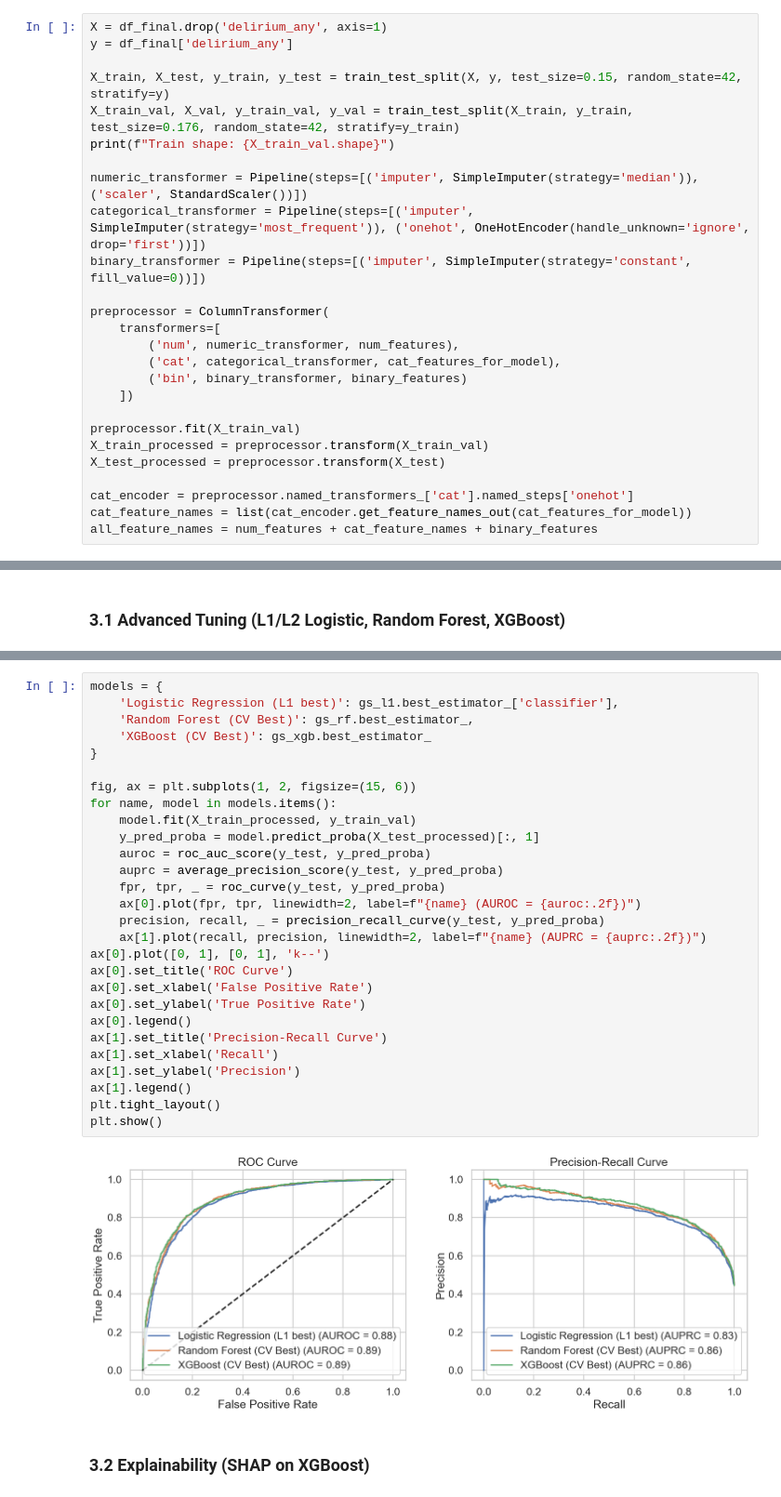
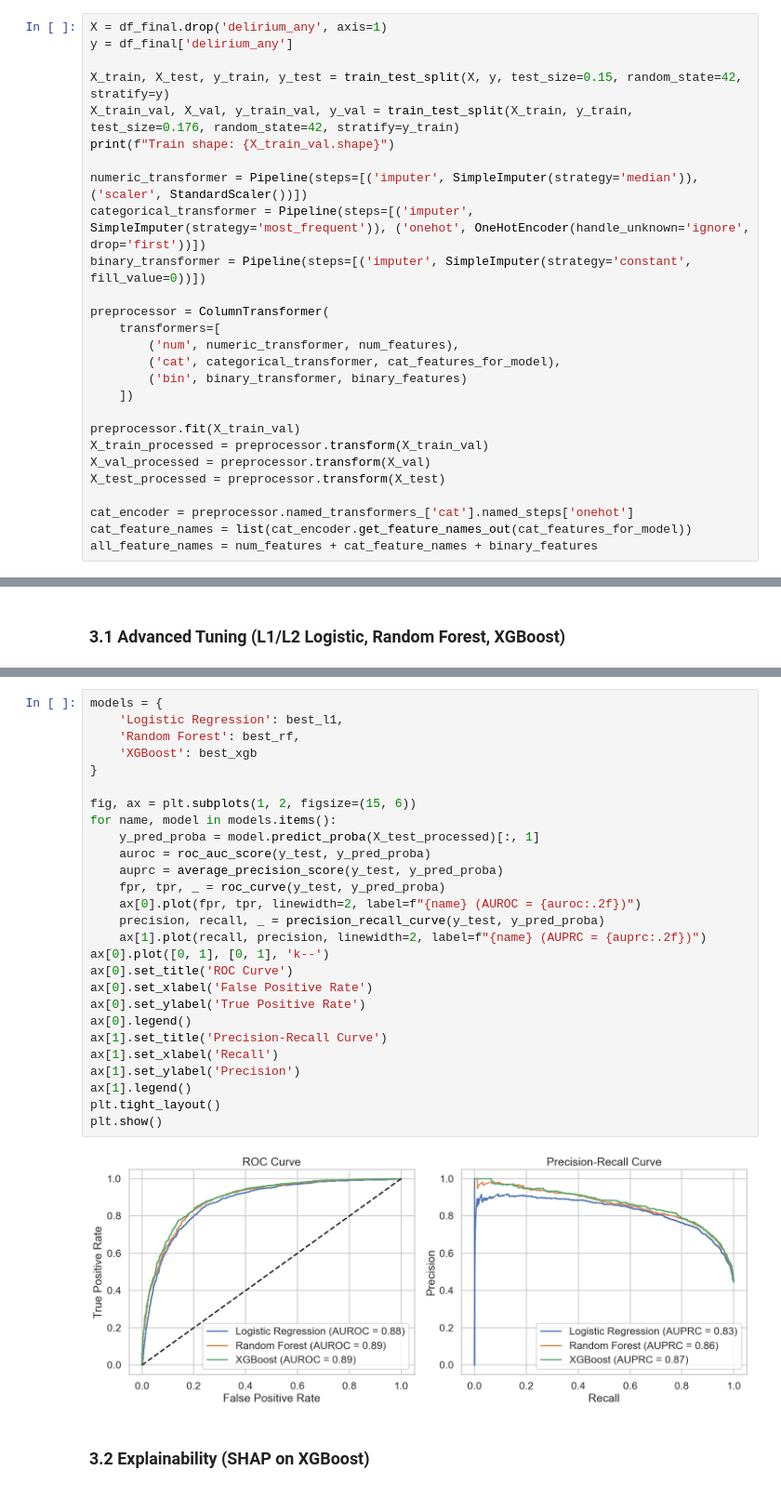
Before and after one commit to evazhao0727/ai-big-data-2026, a Jupyter notebook: Combined_ICU_Analysis.ipynb, the cells around one changed output, grey strips where cells are left out. Shown at 93% size. Saved outputs shown, nothing was run; the diff lists cells and outputs as text.

Commit message:
Refine ML analysis: incorporate validation set in tuning, expand XGBoost grid search

```diff
--- a/Combined_ICU_Analysis.ipynb
+++ b/Combined_ICU_Analysis.ipynb
@@ -291,6 +291,7 @@ preprocessor = ColumnTransformer(
 
 preprocessor.fit(X_train_val)
 X_train_processed = preprocessor.transform(X_train_val)
+X_val_processed = preprocessor.transform(X_val)
 X_test_processed = preprocessor.transform(X_test)
 
 cat_encoder = preprocessor.named_transformers_['cat'].named_steps['onehot']
@@ -326,33 +442,32 @@ Best XGB Parameters: {'learning_rate': 0.1, 'max_depth': 6, 'n_estimators': 100,
 # %%
 models = {
-    'Logistic Regression (L1 best)': gs_l1.best_estimator_['classifier'],
-    'Random Forest (CV Best)': gs_rf.best_estimator_,
-    'XGBoost (CV Best)': gs_xgb.best_estimator_
+    'Logistic Regression': best_l1,
+    'Random Forest': best_rf,
+    'XGBoost': best_xgb
 }
 
 fig, ax = plt.subplots(1, 2, figsize=(15, 6))
 for name, model in models.items():
-    model.fit(X_train_processed, y_train_val)
     y_pred_proba = model.predict_proba(X_test_processed)[:, 1]
     auroc = roc_auc_score(y_test, y_pred_proba)
     auprc = average_precision_score(y_test, y_pred_proba)
     fpr, tpr, _ = roc_curve(y_test, y_pred_proba)
     ax[0].plot(fpr, tpr, linewidth=2, label=f"{name} (AUROC = {auroc:.2f})")
     precision, recall, _ = precision_recall_curve(y_test, y_pred_proba)
     ax[1].plot(recall, precision, linewidth=2, label=f"{name} (AUPRC = {auprc:.2f})")
 ax[0].plot([0, 1], [0, 1], 'k--')
 ax[0].set_title('ROC Curve')
 ax[0].set_xlabel('False Positive Rate')
 ax[0].set_ylabel('True Positive Rate')
 ax[0].legend()
 ax[1].set_title('Precision-Recall Curve')
 ax[1].set_xlabel('Recall')
 ax[1].set_ylabel('Precision')
 ax[1].legend()
 plt.tight_layout()
 plt.show()
 # %% [output]
-[figure, old version]
+[figure, new version]
 # %% [markdown]
 ### 3.2 Explainability (SHAP on XGBoost)
 # %%
```
Also changed, not shown: parts of 6 cells of this notebook.
